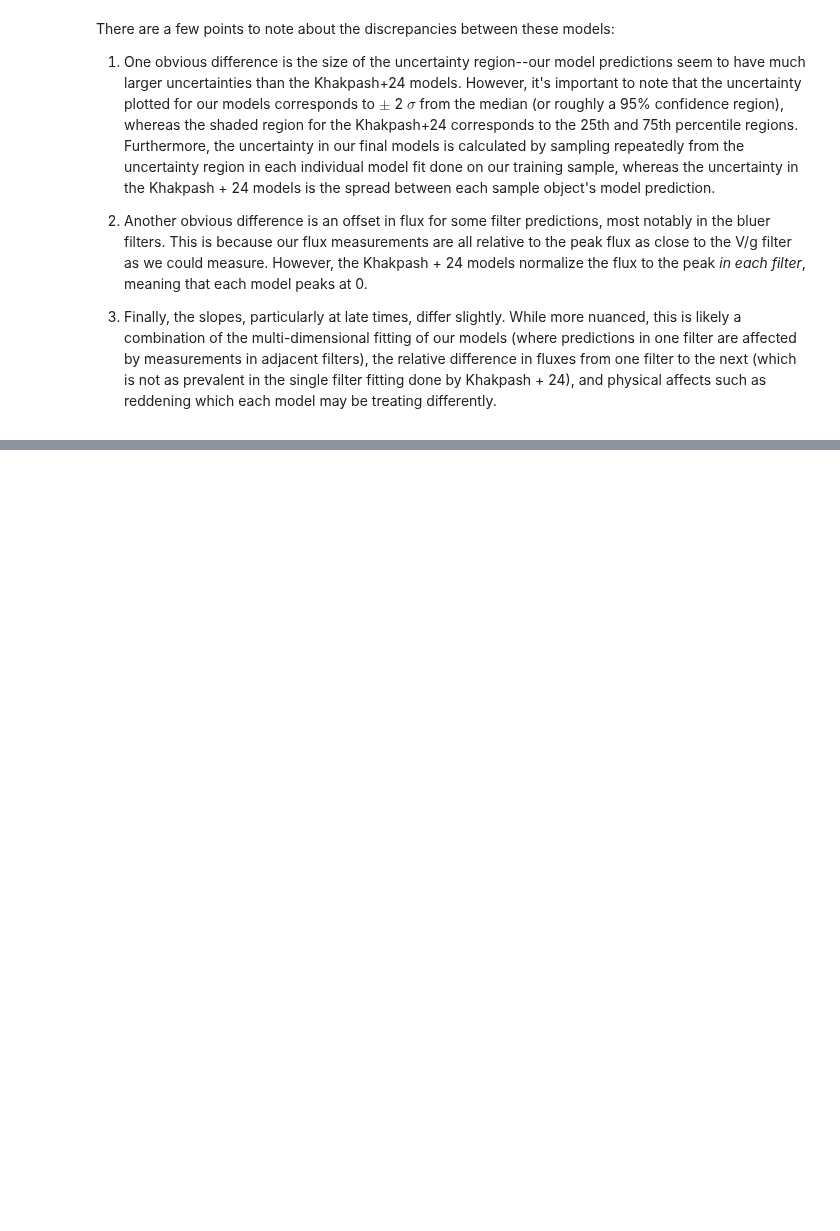
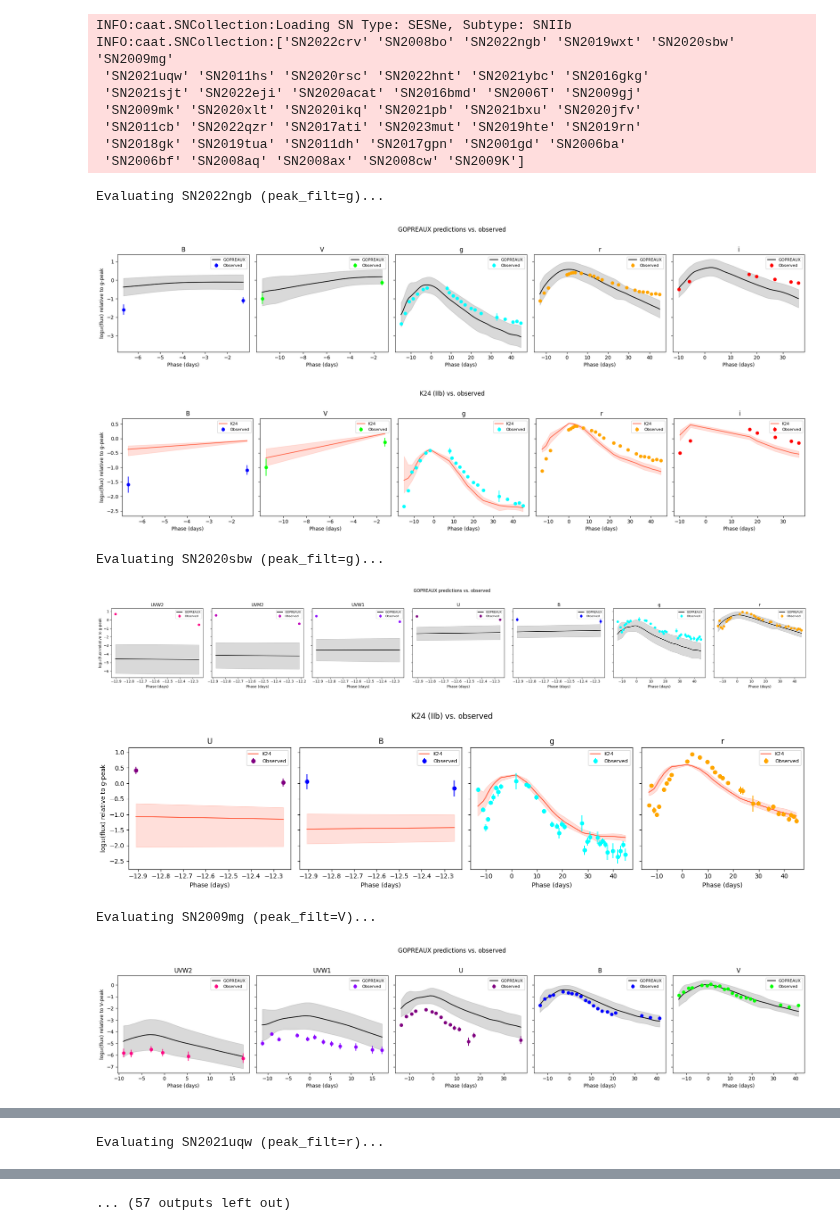
Before and after one commit to crpellegrino/gopreaux, a Jupyter notebook: examples/comparisons/compare_models.ipynb, the cells around one changed output, grey strips where cells are left out. Cells and saved outputs as stored; diff of their text form; code cells hidden in the pictures; blank space fills up the shorter version.

Commit message:
feat: more rigorous comparisons with Khakpash+24 models

```diff
--- a/examples/comparisons/compare_models.ipynb
+++ b/examples/comparisons/compare_models.ipynb
@@ -61,8 +49,0 @@ for band in bands_to_plot:
-# %% [markdown]
-There are a few points to note about the discrepancies between these models:
-
-1. One obvious difference is the size of the uncertainty region--our model predictions seem to have much larger uncertainties than the Khakpash+24 models. However, it's important to note that the uncertainty plotted for our models corresponds to $\pm$ 2 $\sigma$ from the median (or roughly a 95% confidence region), whereas the shaded region for the Khakpash+24 corresponds to the 25th and 75th percentile regions. Furthermore, the uncertainty in our final models is calculated by sampling repeatedly from the uncertainty region in each individual model fit done on our training sample, whereas the uncertainty in the Khakpash + 24 models is the spread between each sample object's model prediction.
-
-2. Another obvious difference is an offset in flux for some filter predictions, most notably in the bluer filters. This is because our flux measurements are all relative to the peak flux as close to the V/g filter as we could measure. However, the Khakpash + 24 models normalize the flux to the peak _in each filter_, meaning that each model peaks at 0.
-
-3. Finally, the slopes, particularly at late times, differ slightly. While more nuanced, this is likely a combination of the multi-dimensional fitting of our models (where predictions in one filter are affected by measurements in adjacent filters), the relative difference in fluxes from one filter to the next (which is not as prevalent in the single filter fitting done by Khakpash + 24), and physical affects such as reddening which each model may be treating differently.
@@ -68,0 +499,50 @@ There are a few points to note about the discrepancies between these models:
+# %%
+from caat import SN, SNModel, SNCollection
+
+sn_subtype = "SNIIb"
+snmodel = SNModel(
+    surface=f"SESNe_{sn_subtype}_GP_model.fits"
+)
+
+with open(os.path.join(ROOT_DIR, "data", "comparison_models", "Khakpash24", "all_templates.pkl"), 'rb') as f:
+    u = pkl._Unpickler(f)
+    u.encoding = 'latin1'
+    tmpl = u.load()
+
+OBJECTS_TO_MODEL = [
+    sn.name for sn in SNCollection(sntype="SESNe", snsubtype=sn_subtype).sne
+]
+
+all_results = []
+for sn_name in OBJECTS_TO_MODEL:
+    sn_obj = SN(name=sn_name)
+    peak_filter = sn_obj.info.get("peak_filt", "")
+    cube_path = os.path.join(CUBE_ROOT, sn_subtype, sn_name, f"{sn_name}_datacube_mangled.csv")
+
+    if not peak_filter or not os.path.exists(cube_path):
+        continue
+
+    print(f"Evaluating {sn_name} (peak_filt={peak_filter})...")
+    result = evaluate_sn(sn_name, sn_subtype, snmodel, tmpl, peak_filter, plot=True)
+    if not result.empty:
+        all_results.append(result)
+
+results = pd.concat(all_results, ignore_index=True)
+results
+# %% [output]
+INFO:caat.SNCollection:Loading SN Type: SESNe, Subtype: SNIIb
+INFO:caat.SNCollection:['SN2022crv' 'SN2008bo' 'SN2022ngb' 'SN2019wxt' 'SN2020sbw' 'SN2009mg'
+ 'SN2021uqw' 'SN2011hs' 'SN2020rsc' 'SN2022hnt' 'SN2021ybc' 'SN2016gkg'
+ 'SN2021sjt' 'SN2022eji' 'SN2020acat' 'SN2016bmd' 'SN2006T' 'SN2009gj'
+ 'SN2009mk' 'SN2020xlt' 'SN2020ikq' 'SN2021pb' 'SN2021bxu' 'SN2020jfv'
+ 'SN2011cb' 'SN2022qzr' 'SN2017ati' 'SN2023mut' 'SN2019hte' 'SN2019rn'
+ 'SN2018gk' 'SN2019tua' 'SN2011dh' 'SN2017gpn' 'SN2001gd' 'SN2006ba'
+ 'SN2006bf' 'SN2008aq' 'SN2008ax' 'SN2008cw' 'SN2009K']
+Evaluating SN2022ngb (peak_filt=g)...
+[figure, added]
+[figure, added]
+Evaluating SN2020sbw (peak_filt=g)...
+[figure, added]
+[figure, added]
+Evaluating SN2009mg (peak_filt=V)...
+[figure, added]
@@ -68,0 +550 @@ There are a few points to note about the discrepancies between these models:
+Evaluating SN2021uqw (peak_filt=r)...
@@ -68,0 +552 @@ There are a few points to note about the discrepancies between these models:
+... (57 outputs left out)
```
Also changed, not shown: parts of 9 cells of this notebook.
